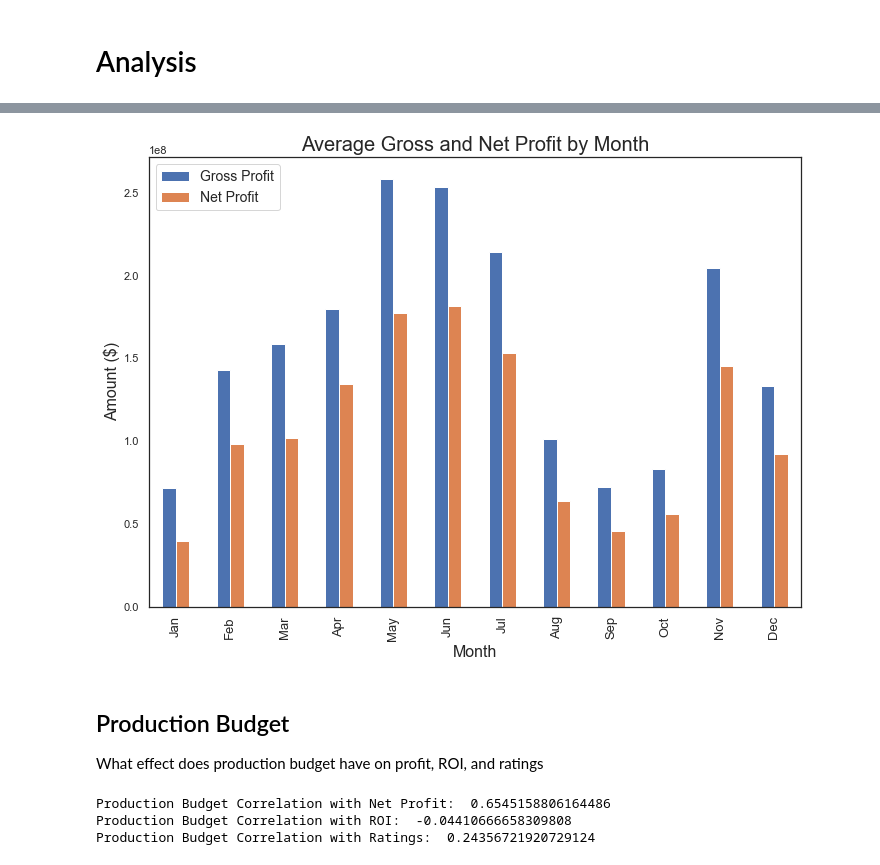
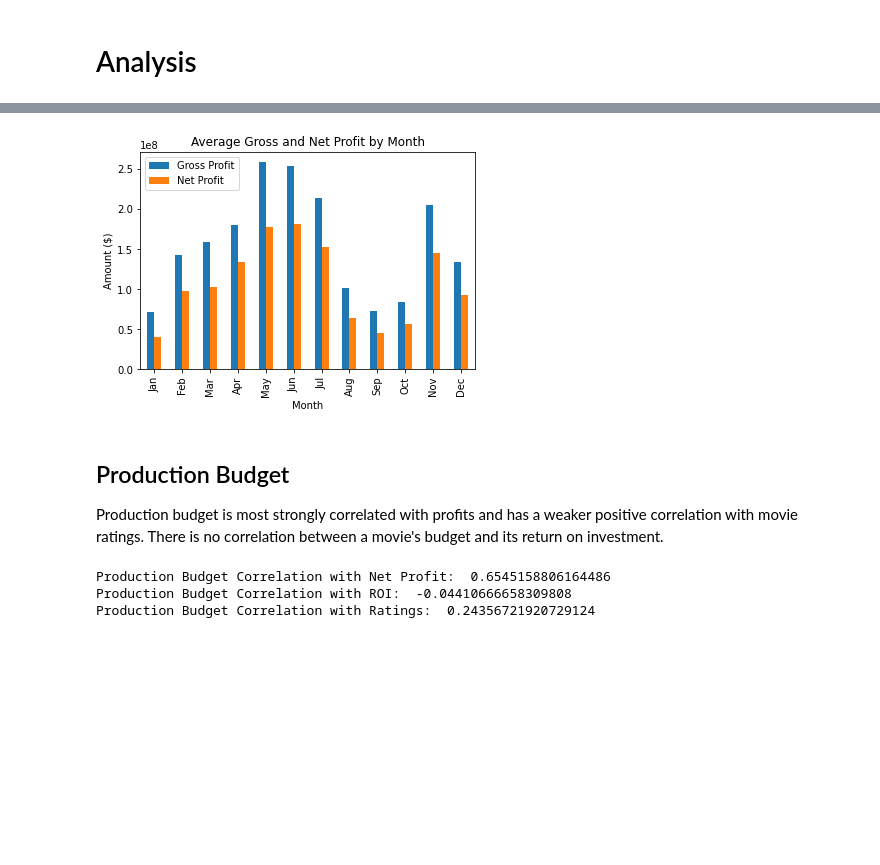
Before and after one commit to bentoler22/Flatiron_Phase_1_Project, a Jupyter notebook: student.ipynb, the cells around one changed output, grey strips where cells are left out. Cells and saved outputs as stored; diff of their text form; code cells hidden in the pictures; blank space fills up the shorter version.

```diff
--- a/student.ipynb
+++ b/student.ipynb
@@ -201,7 +205,7 @@ imdb_titles.shape
 (47433, 2)
 # %%
 # #drop unecessary columns
-imdb_titles_basics.drop('original_title', axis=1, inplace=True)
+imdb_titles_basics.drop(['original_title', 'runtime_minutes'], axis=1, inplace=True)
 
 #rename columns
 imdb_titles_basics.rename(columns={'primary_title': 'movie'},
@@ -237,15 +222,15 @@ imdb_ratings.shape
 # %%
-#convert budget and gross columsn into numerics
-tn_budgets['domestic_gross'] = tn_budgets.domestic_gross.map(lambda x:
+#convert budget and gross columsn from strings to floats
+the_numbers['domestic_gross'] = the_numbers.domestic_gross.map(lambda x:
                                     float(x.replace('$','').replace(',','')))
-tn_budgets['production_budget'] = tn_budgets.production_budget.map(lambda x:
+the_numbers['production_budget'] = the_numbers.production_budget.map(lambda x:
                                     float(x.replace('$','').replace(',','')))
-tn_budgets['worldwide_gross'] = tn_budgets.worldwide_gross.map(lambda x:
+the_numbers['worldwide_gross'] = the_numbers.worldwide_gross.map(lambda x:
                                     float(x.replace('$','').replace(',','')))
 
 #seperate release date into year and month
-tn_budgets['start_year'] = tn_budgets.release_date.map(lambda x: int(x[-4:]))
-tn_budgets['start_month'] = tn_budgets.release_date.map(lambda x: x[:3])
+the_numbers['start_year'] = the_numbers.release_date.map(lambda x: int(x[-4:]))
+the_numbers['start_month'] = the_numbers.release_date.map(lambda x: x[:3])
 
 #drop unecessary columns
-tn_budgets.drop(['id', 'release_date'], axis=1, inplace=True)
+the_numbers.drop(['id', 'release_date'], axis=1, inplace=True)
@@ -298,7 +263,7 @@ tn_budgets.head()
 # %% [markdown]
 Now I merge the combined imdb dataset with the tn_budgets. Since these dataset dont have a common identifier, I will merge them using the movie title and release year.
 # %%
-movie_df = imdb_combined.merge(tn_budgets, how='inner',
+movie_df = imdb_combined.merge(the_numbers, how='inner',
                                left_on= ['movie', 'start_year'],
                               right_on= ['movie', 'start_year'])
 # %%
@@ -335,9 +300,6 @@ movie_df['worldwide_net'] = (movie_df.worldwide_gross
 #add column for return on investment in perecentage
 movie_df['ROI'] = (movie_df.worldwide_net
                    / movie_df.production_budget) *100
-# %%
-movie_df['Rating Category'] = movie_df.averagerating.map(
-    lambda x: "Bad" if x <=4 else ("Average" if x <= 7 else "Good"))
 # %% [markdown]
 # Analysis
 # %%
@@ -424,14 +385,13 @@ month_grouped.sort_index(inplace=True)
 month_grouped.set_index('start_month', inplace=True)
 # %%
 ax = month_grouped.plot(kind='bar', y=['worldwide_gross','worldwide_net']);
-ax.set_title('Average Gross and Net Profit by Month', fontsize=20);
-ax.legend(['Gross Profit', 'Net Profit'], loc=2, fontsize=14);
-ax.set_xlabel('Month', fontsize=16);
-ax.set_ylabel('Amount ($)', fontsize=16);
-plt.xticks(fontsize=13);
+ax.set_title('Average Gross and Net Profit by Month');
+ax.legend(['Gross Profit', 'Net Profit'], loc=2);
+ax.set_xlabel('Month');
+ax.set_ylabel('Amount ($)');
 # %% [output]
-[figure, old version]
+[figure, new version]
-# %% [markdown]
-## Production Budget
-What effect does production budget have on profit, ROI, and ratings
+# %% [markdown]
+## Production Budget
+Production budget is most strongly correlated with profits and has a weaker positive correlation with movie ratings. There is no correlation between a movie's budget and its return on investment.
 # %%
```
Also changed, not shown: parts of 44 cells of this notebook, 4 other files.
